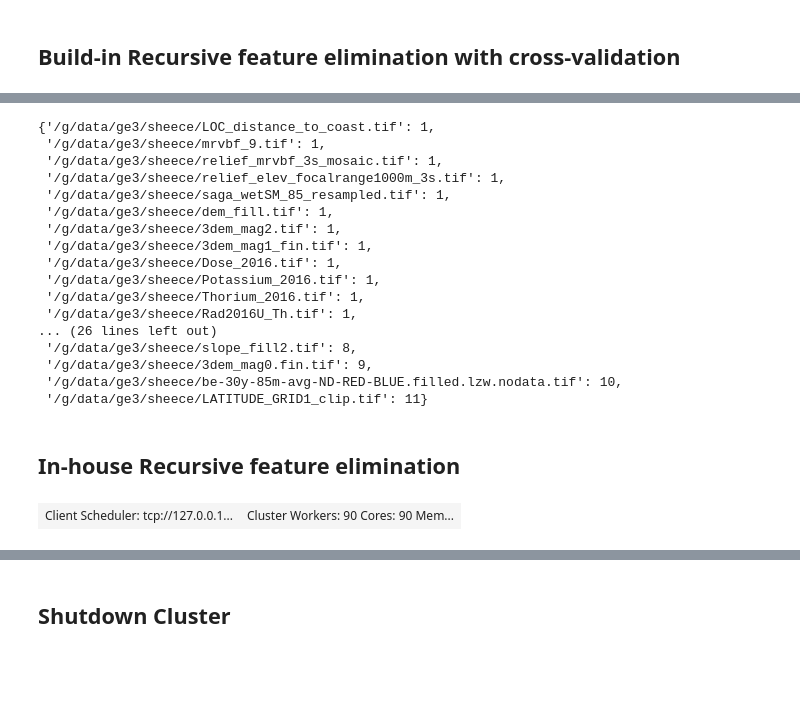
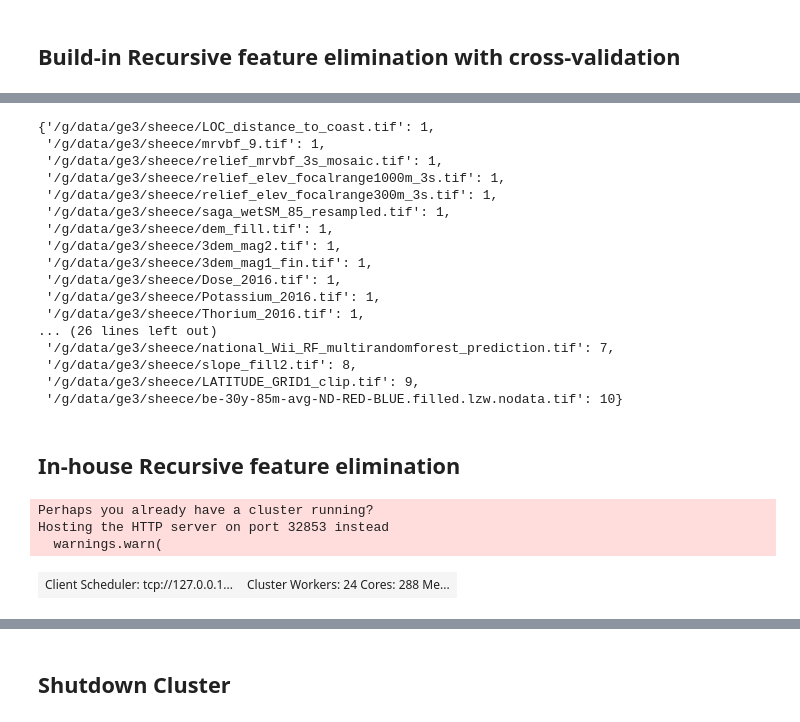
Before and after one commit to sheecegardezi/uncoverml, a Jupyter notebook: notebook/Feature Ranking.ipynb, the cells around one changed output, grey strips where cells are left out. Drawn from its saved outputs; the diff is of its cells as text; code cells hidden in the pictures; blank space fills up the shorter version.

```diff
--- a/notebook/Feature Ranking.ipynb
+++ b/notebook/Feature Ranking.ipynb
@@ -114,16 +101,8 @@ array([ 1,  1,  1,  1,  4,  1,  7,  8,  1,  1,  1,  9,  2,  1, 11,  1,  1,
 # %%
-ranking_ = np.array([ 1,  1,  1,  1,  4,  1,  7,  8,  1,  1,  1,  9,  2,  1, 11,  1,  1,
-        1,  1,  1,  6,  1,  1,  1,  1,  1,  1,  1,  1,  5, 10,  1,  1,  1,
-        1,  1,  3,  1,  1,  1,  1,  1,  1,  1])
-len(ranking_)
-
-
 headers = next(csv.reader(open(input_dataset_path)))[1:]
-len(headers)
-
 
 unsorteddic = {}
-for i, rank in enumerate(ranking_):
+for i, rank in enumerate(rfecv.ranking_):
         unsorteddic[headers[i]] = rank
 sorteddic = dict(sorted(unsorteddic.items(), key=lambda item: item[1]))
 sorteddic
@@ -132,6 +111,7 @@ sorteddic
  '/g/data/ge3/sheece/mrvbf_9.tif': 1,
  '/g/data/ge3/sheece/relief_mrvbf_3s_mosaic.tif': 1,
  '/g/data/ge3/sheece/relief_elev_focalrange1000m_3s.tif': 1,
+ '/g/data/ge3/sheece/relief_elev_focalrange300m_3s.tif': 1,
  '/g/data/ge3/sheece/saga_wetSM_85_resampled.tif': 1,
  '/g/data/ge3/sheece/dem_fill.tif': 1,
  '/g/data/ge3/sheece/3dem_mag2.tif': 1,
@@ -139,35 +119,44 @@ sorteddic
  '/g/data/ge3/sheece/Dose_2016.tif': 1,
  '/g/data/ge3/sheece/Potassium_2016.tif': 1,
  '/g/data/ge3/sheece/Thorium_2016.tif': 1,
- '/g/data/ge3/sheece/Rad2016U_Th.tif': 1,
 ... (26 lines left out)
+ '/g/data/ge3/sheece/national_Wii_RF_multirandomforest_prediction.tif': 7,
  '/g/data/ge3/sheece/slope_fill2.tif': 8,
- '/g/data/ge3/sheece/3dem_mag0.fin.tif': 9,
- '/g/data/ge3/sheece/be-30y-85m-avg-ND-RED-BLUE.filled.lzw.nodata.tif': 10,
- '/g/data/ge3/sheece/LATITUDE_GRID1_clip.tif': 11}
+ '/g/data/ge3/sheece/LATITUDE_GRID1_clip.tif': 9,
+ '/g/data/ge3/sheece/be-30y-85m-avg-ND-RED-BLUE.filled.lzw.nodata.tif': 10}
 # %% [markdown]
 ## In-house Recursive feature elimination
 # %%
 import pandas as pd
 import numpy as np
 import distributed
 
 import dask
 import dask.array as da
 import dask.dataframe as dd
 from dask.distributed import Client, wait, LocalCluster
 
 from dask_cuda import LocalCUDACluster
-from dask_ml.model_selection import train_test_split
+from sklearn.model_selection import train_test_split
 
+# from dask_ml.model_selection import train_test_split
+from sklearn.metrics import r2_score
+from dask_ml.metrics import r2_score
 import xgboost as xgb
 
-from sklearn.metrics import  explained_variance_score, mean_absolute_error, mean_squared_error, r2_score
+# from sklearn.metrics import  explained_variance_score, mean_absolute_error, mean_squared_error, r2_score
 
 # Start cluster and client. This is currently local, although I would like to make this distributed across many nodes.
 # cluster = LocalCUDACluster(CUDA_VISIBLE_DEVICES='0,1,2,3', threads_per_worker=2)
-cluster = LocalCluster(n_workers=90,threads_per_worker=1,dashboard_address='0.0.0.0:8787')
+cluster = LocalCluster(n_workers=24,threads_per_worker=12,dashboard_address='0.0.0.0:8787')
+# cluster = LocalCluster(dashboard_address='0.0.0.0:8787') # Workers: 6, Cores: 24
+# cluster = LocalCUDACluster(CUDA_VISIBLE_DEVICES='0,1,2,3', threads_per_worker=24,dashboard_address='0.0.0.0:8787')
+
+# cluster = LocalCUDACluster()
 client = Client(cluster)
 client
 # %% [output]
+Perhaps you already have a cluster running?
+Hosting the HTTP server on port 32853 instead
+  warnings.warn(
-| Client Scheduler: tcp://127.0.0.1... | Cluster Workers: 90 Cores: 90 Mem... |
+| Client Scheduler: tcp://127.0.0.1... | Cluster Workers: 24 Cores: 288 Me... |
```
Also changed, not shown: parts of 17 cells of this notebook, 6 other files.
